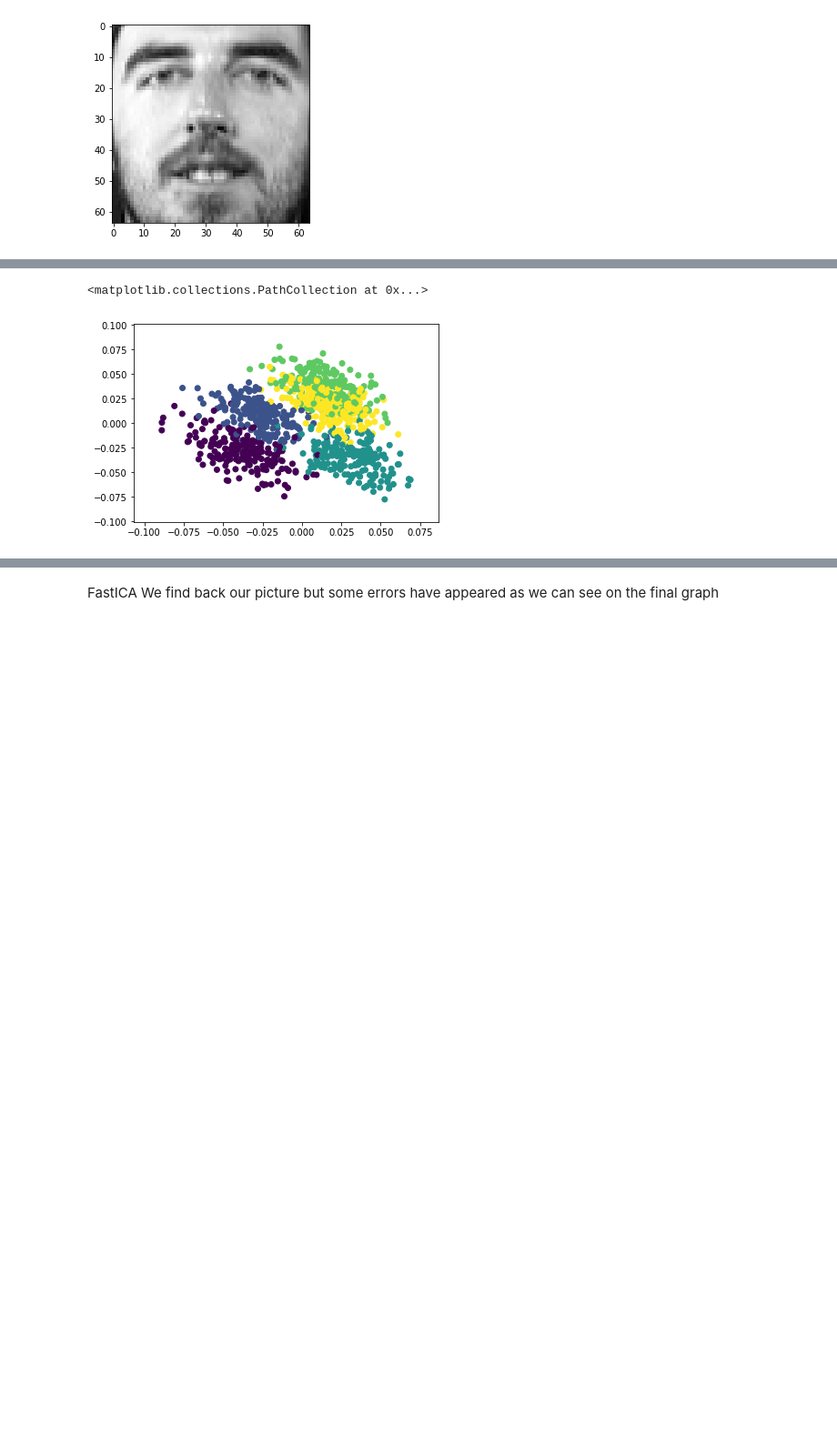
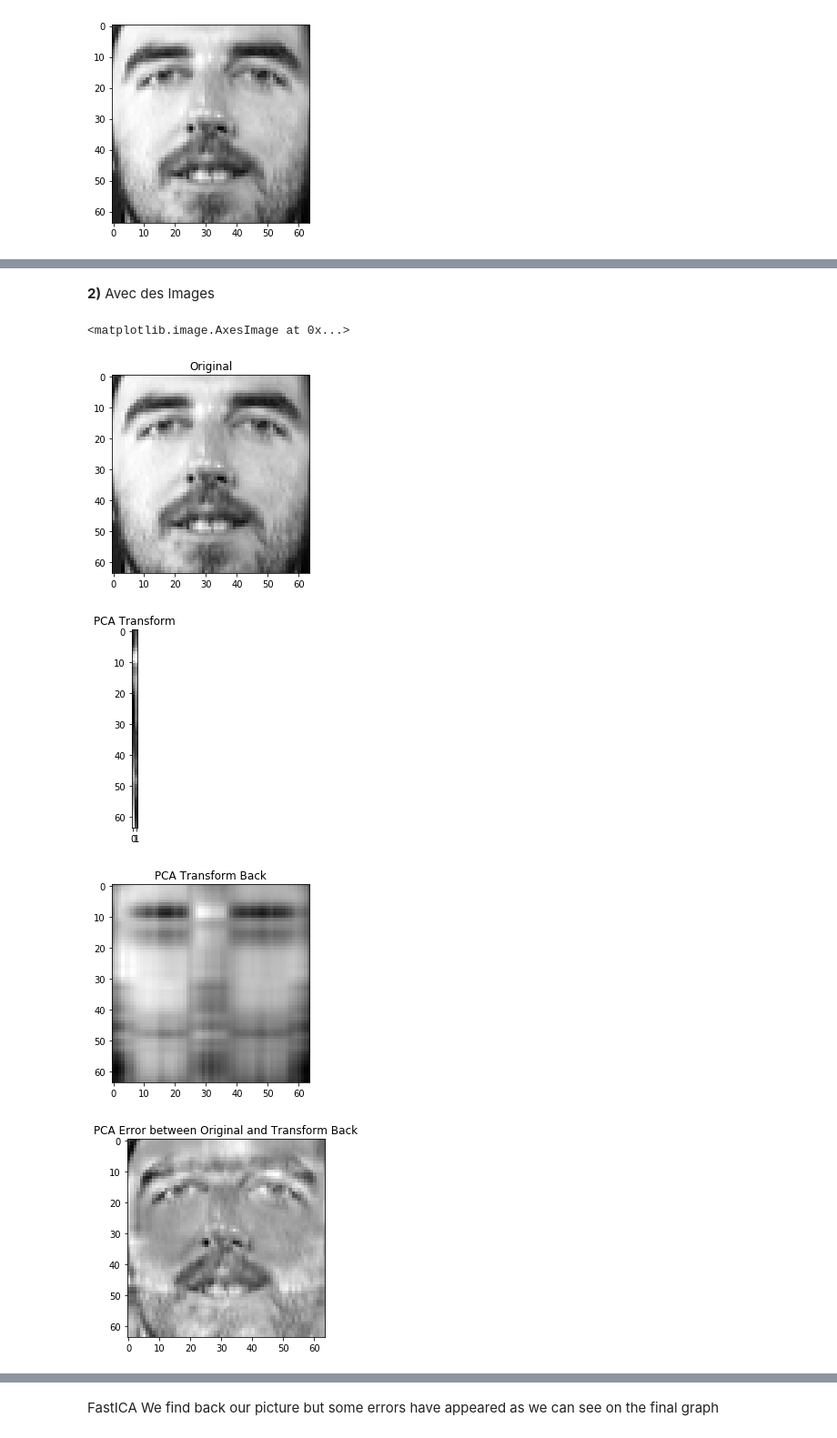
Before and after one commit to lalbarra/Cursus_Recherche, a Jupyter notebook: Notebook/SKlearn_notebook.ipynb, the cells around one changed output, grey strips where cells are left out. Shown at 91% size. Cells and saved outputs as stored; diff of their text form; code cells hidden in the pictures; blank space fills up the shorter version.

```diff
--- a/Notebook/SKlearn_notebook.ipynb
+++ b/Notebook/SKlearn_notebook.ipynb
@@ -292,5 +316,47 @@ transform :
-# %%
-plt.scatter(Xt[:,0], Xt[:,1], c=y)
-# %% [output]
-<matplotlib.collections.PathCollection at 0x...>
-[figure, removed]
+# %% [markdown]
+**2)** Avec des Images
+# %%
+# We will Test PCA Transform on OliFaces
+
+%matplotlib inline
+
+import sklearn.datasets as skldfof
+import numpy as np
+import matplotlib.pyplot as plt
+
+#PCA
+from sklearn.decomposition import PCA
+
+#We generate our samples
+OliFaces = skldfof.fetch_olivetti_faces()
+Target = np.array(OliFaces.target)
+
+# We create an object from the PCA class
+pca = PCA(n_components=2, copy=True, whiten=False, svd_solver='auto', tol=0.0, iterated_power='auto', random_state=None)
+
+pca.fit(OliFaces.images[100])
+ImageOliPCA = pca.transform((OliFaces.images[100]))
+
+plt.figure()
+plt.title("Original")
+plt.imshow(OliFaces.images[100], cmap=plt.cm.gray)
+
+plt.figure()
+plt.title("PCA Transform")
+plt.imshow(ImageOliPCA, cmap=plt.cm.gray)
+
+plt.figure()
+plt.title("PCA Transform Back")
+OliFaceTransfBackPCA = pca.inverse_transform(ImageOliPCA)
+plt.imshow(OliFaceTransfBackPCA, cmap=plt.cm.gray)
+
+plt.figure()
+plt.title("PCA Error between Original and Transform Back")
+delta = OliFaces.images[100] - OliFaceTransfBackPCA
+plt.imshow(delta, cmap = plt.cm.gray)
+# %% [output]
+<matplotlib.image.AxesImage at 0x...>
+[figure, added]
+[figure, added]
+[figure, added]
+[figure, added]
```
Also changed, not shown: parts of 15 cells of this notebook.
